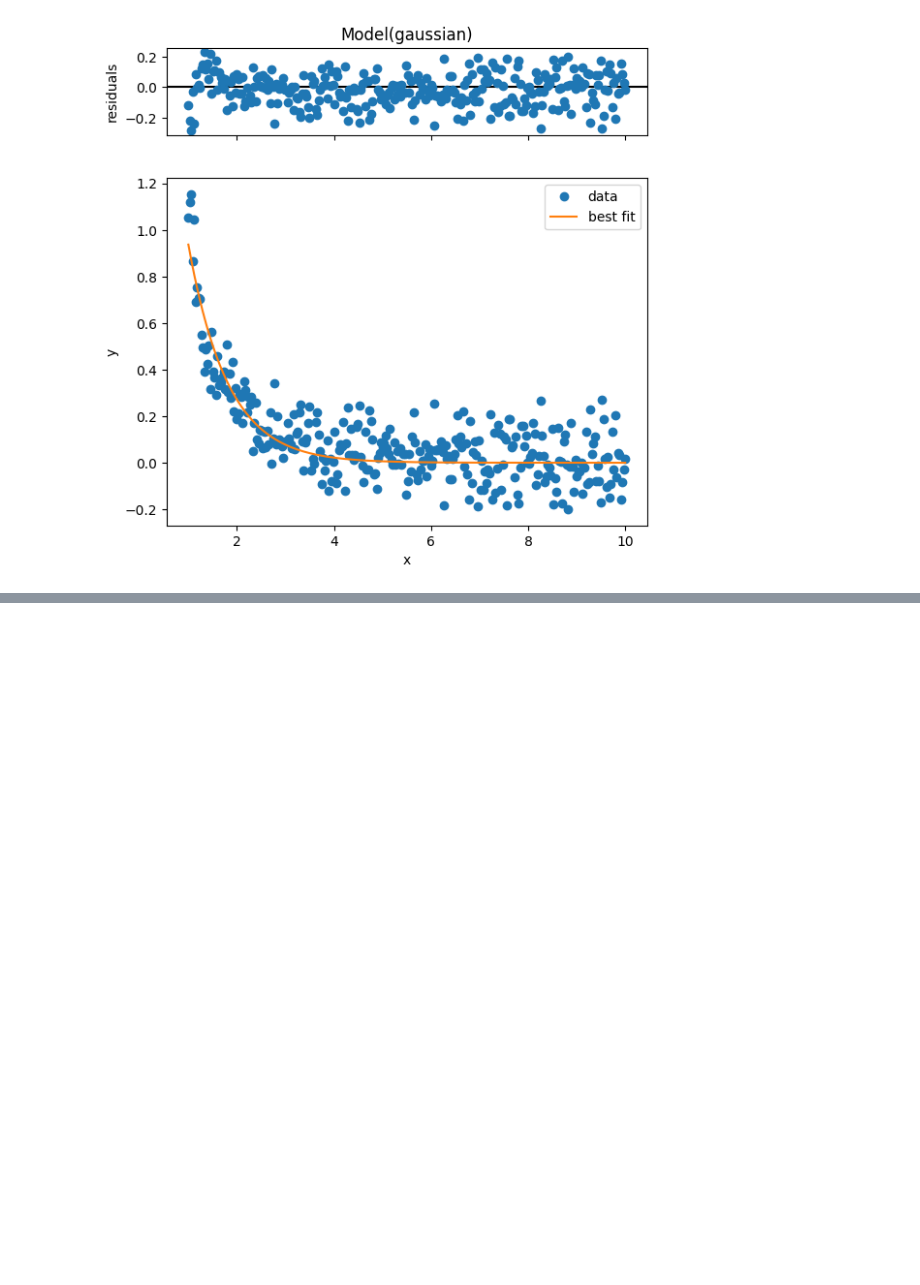
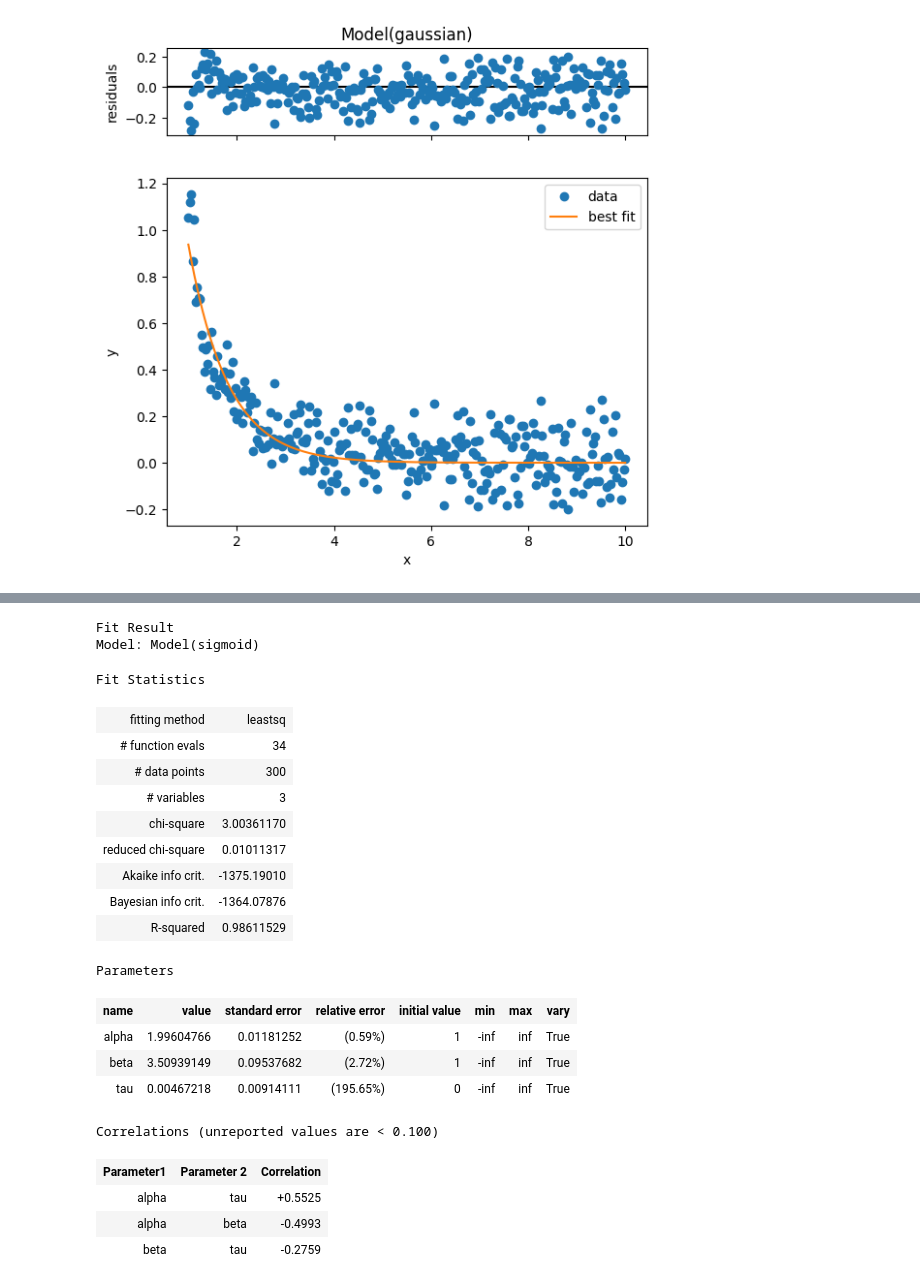
Before and after one commit to Tien-Dat-PHAN/DataScience, a Jupyter notebook: Udemy_MasterPython/Data_curve_fitting.ipynb, the cells around one changed output, grey strips where cells are left out. Drawn from its saved outputs; the diff is of its cells as text; code cells hidden in the pictures; blank space fills up the shorter version.

```diff
--- a/Udemy_MasterPython/Data_curve_fitting.ipynb
+++ b/Udemy_MasterPython/Data_curve_fitting.ipynb
@@ -140,0 +202,35 @@ result2.plot()
+# %%
+# or you can create your own function
+
+def sigmoid(x, alpha =1, beta=1 , tau=0 ): # you have to set defeaut values to the parameters
+    return alpha/(1 + np.exp(-beta*(x - tau)))
+
+y = sigmoid(x, 2, 3.46, 0) + 0.1*np.random.randn(len(x))
+
+model_sigmoid = Model(sigmoid)
+
+sigresult = model_sigmoid.fit(y, x = x)
+sigresult
+# %% [output]
+Fit Result
+Model: Model(sigmoid)
+Fit Statistics
+| fitting method | leastsq |
+| # function evals | 34 |
+| # data points | 300 |
+| # variables | 3 |
+| chi-square | 3.00361170 |
+| reduced chi-square | 0.01011317 |
+| Akaike info crit. | -1375.19010 |
+| Bayesian info crit. | -1364.07876 |
+| R-squared | 0.98611529 |
+Parameters
+| name | value | standard error | relative error | initial value | min | max | vary |
+| alpha | 1.99604766 | 0.01181252 | (0.59%) | 1 | -inf | inf | True |
+| beta | 3.50939149 | 0.09537682 | (2.72%) | 1 | -inf | inf | True |
+| tau | 0.00467218 | 0.00914111 | (195.65%) | 0 | -inf | inf | True |
+Correlations (unreported values are < 0.100)
+| Parameter1 | Parameter 2 | Correlation |
+| alpha | tau | +0.5525 |
+| alpha | beta | -0.4993 |
+| beta | tau | -0.2759 |
```
Also changed, not shown: parts of 8 cells of this notebook.
